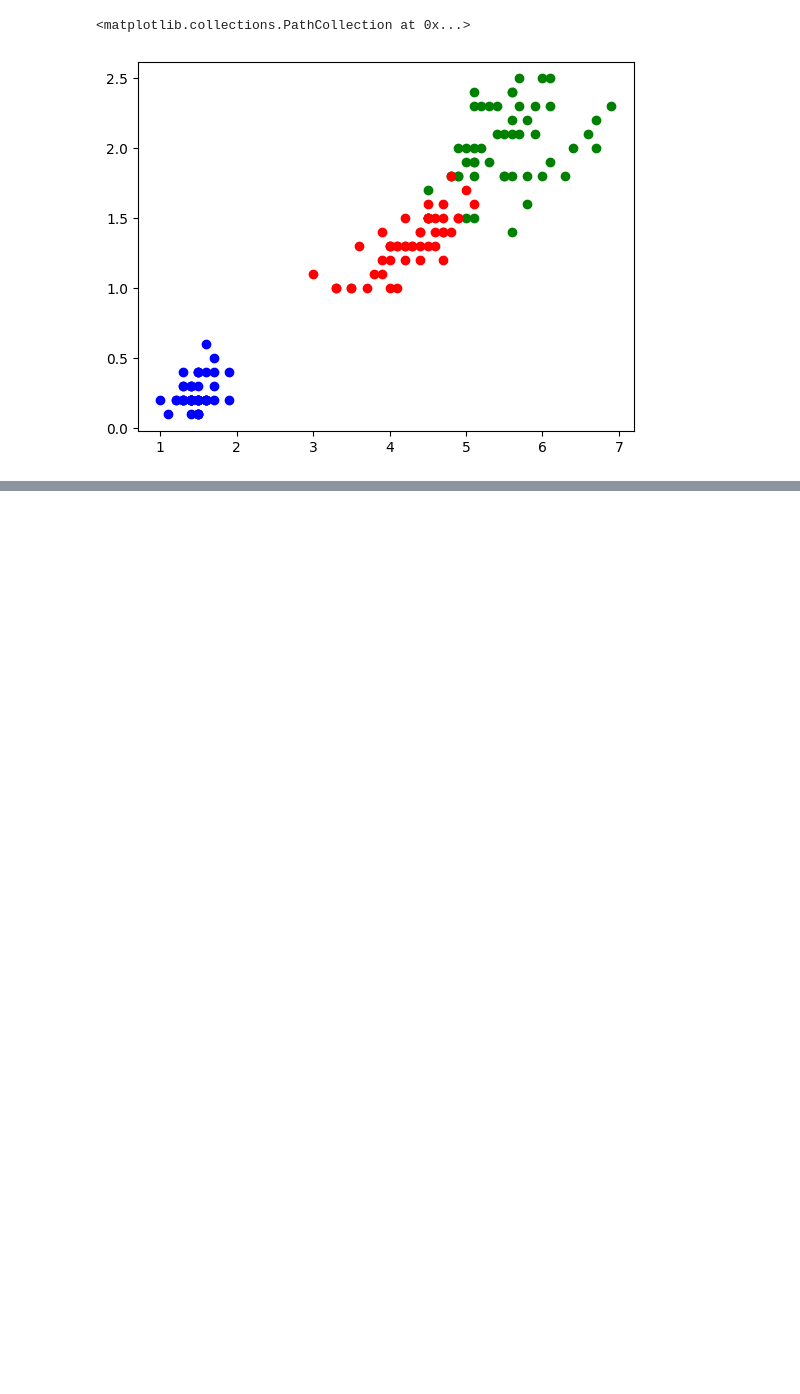
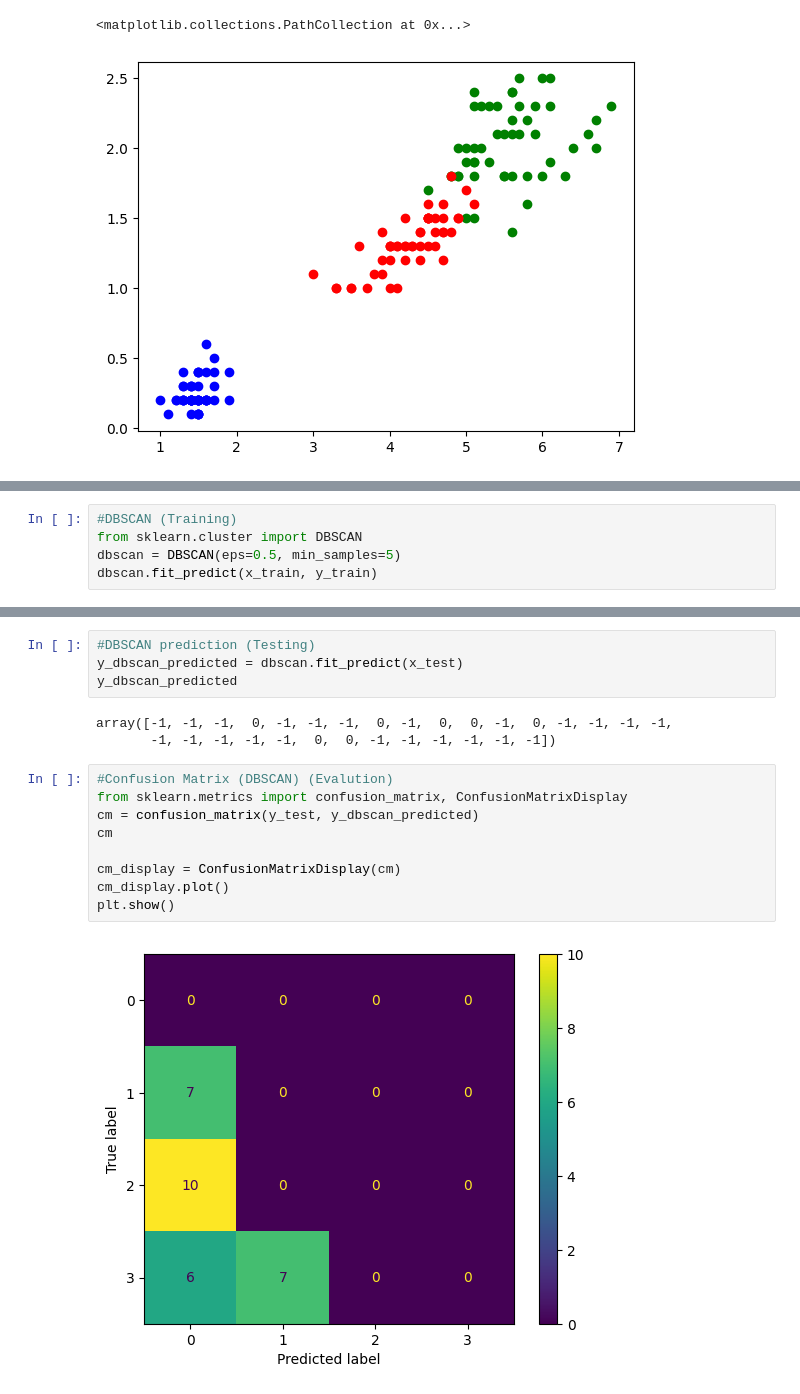
Before and after one commit to Kazureee/Machine-Learning-Lesson, a Jupyter notebook: Hierarchical.ipynb, the cells around one changed output, grey strips where cells are left out. Saved outputs shown, nothing was run; the diff lists cells and outputs as text; blank space fills up the shorter version.

Commit message:
dbscan

```diff
--- a/Hierarchical.ipynb
+++ b/Hierarchical.ipynb
@@ -88,0 +71,5 @@ cm_display.plot()
+# %%
+#DBSCAN (Training)
+from sklearn.cluster import DBSCAN
+dbscan = DBSCAN(eps=0.5, min_samples=5)
+dbscan.fit_predict(x_train, y_train)
@@ -88,0 +85,18 @@ cm_display.plot()
+# %%
+#DBSCAN prediction (Testing)
+y_dbscan_predicted = dbscan.fit_predict(x_test)
+y_dbscan_predicted
+# %% [output]
+array([-1, -1, -1,  0, -1, -1, -1,  0, -1,  0,  0, -1,  0, -1, -1, -1, -1,
+       -1, -1, -1, -1, -1,  0,  0, -1, -1, -1, -1, -1, -1])
+# %%
+#Confusion Matrix (DBSCAN) (Evalution)
+from sklearn.metrics import confusion_matrix, ConfusionMatrixDisplay
+cm = confusion_matrix(y_test, y_dbscan_predicted)
+cm
+
+cm_display = ConfusionMatrixDisplay(cm)
+cm_display.plot()
+plt.show()
+# %% [output]
+[figure, added]
```
Also changed, not shown: parts of 5 cells of this notebook.
